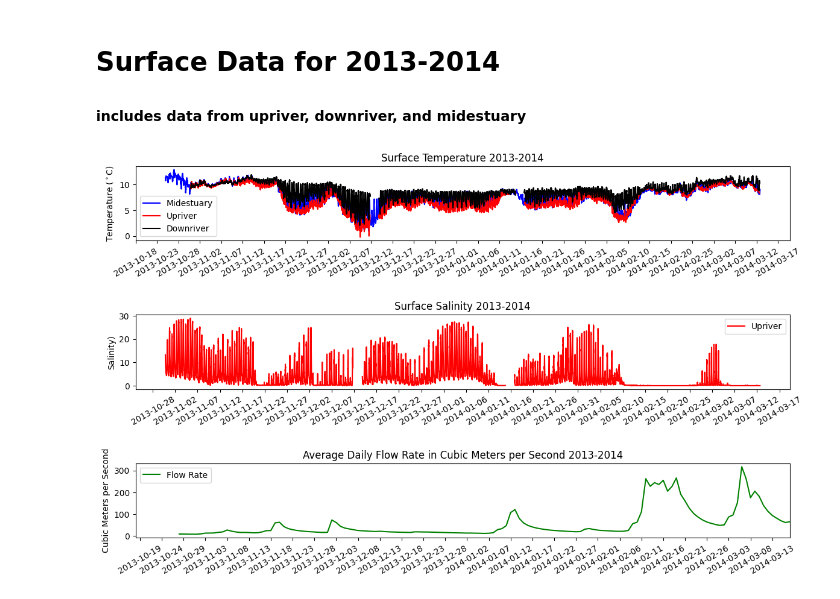
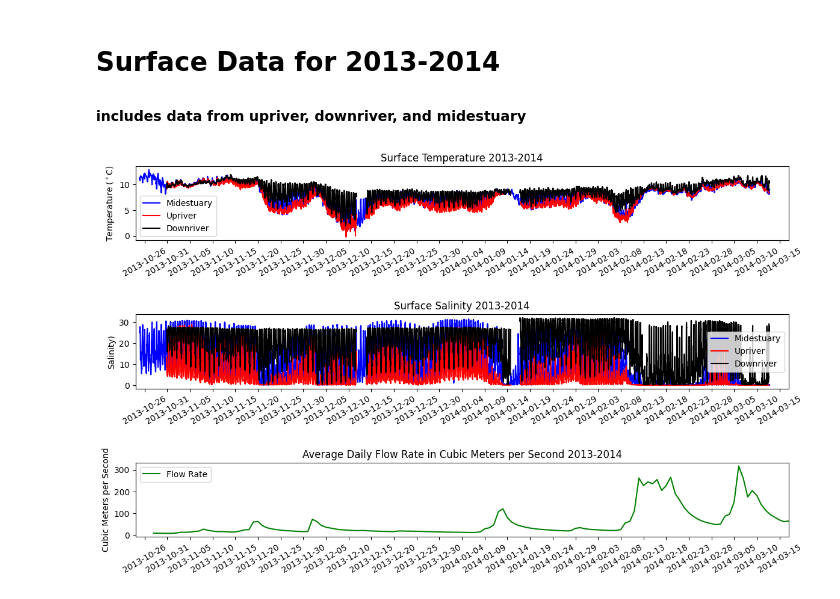
Before and after one commit to lebedevn/Alsea-Estuary-Data, a Jupyter notebook: surface_2013_2014.ipynb, the cells around one changed output. Drawn from its saved outputs; the diff is of its cells as text; code cells hidden in the pictures.

```diff
--- a/surface_2013_2014.ipynb
+++ b/surface_2013_2014.ipynb
@@ -140,35 +140,36 @@ plt.setp(axtemp, ylabel = "Temperature ($^\circ$C)")
 plt.setp(axsal, ylabel = "Salinity)")
 plt.setp(axflow, ylabel = "Cubic Meters per Second")
 
 #plot the data on the proper plot
 #include master time, and interpolated data for the salinity and temperature
 axtemp.plot(tmsMasterTime, interMidSurfaceTemp,color = 'blue', label= 'Midestuary')
 axtemp.plot(tmsMasterTime, interUpSurfaceTemp,  color = 'red', label = 'Upriver')
 axtemp.plot(tmsMasterTime, interDownSurfaceTemp, color = 'black', label = 'Downriver')
 
-#axsal.plot(tmsMasterTime,interMidSurfaceSal,color = 'blue', label = "Midestuary")
+axsal.plot(tmsMasterTime,interMidSurfaceSal,color = 'blue', label = "Midestuary")
 axsal.plot(tmsMasterTime, interUpSurfaceSal,color = 'red', label = "Upriver")
-#axsal.plot(tmsMasterTime, interDownSurfaceSal,color = 'black', label = "Downriver")
+axsal.plot(tmsMasterTime, interDownSurfaceSal,color = 'black', label = "Downriver")
 axflow.plot(tmsFlow,flowDF['fRate'], color = 'green', label = 'Flow Rate')
 
 # Change the tick interval
 axtemp.xaxis.set_major_locator(mdates.DayLocator(interval=5))
 axsal.xaxis.set_major_locator(mdates.DayLocator(interval=5))
 axflow.xaxis.set_major_locator(mdates.DayLocator(interval=5))
-axflow.set_xlim(pd.Timestamp('2013-10-18'),pd.Timestamp('2014-03-17'))
-
+axtemp.set_xlim(pd.Timestamp(preTimeStamp * np.timedelta64(1, 'D') + origin),pd.Timestamp('2014-03-17'))
+axsal.set_xlim(pd.Timestamp(preTimeStamp * np.timedelta64(1, 'D') + origin),pd.Timestamp('2014-03-17'))
+axflow.set_xlim(pd.Timestamp(preTimeStamp * np.timedelta64(1, 'D') + origin),pd.Timestamp('2014-03-17'))
 
 # Puts x-axis labels on an angle
 axtemp.xaxis.set_tick_params(rotation = 30)
 axsal.xaxis.set_tick_params(rotation = 30)
 axflow.xaxis.set_tick_params(rotation = 30)
 
 #adjust space between the plots
 plt.subplots_adjust(hspace=1)
 
 axtemp.legend()
 axsal.legend()
 axflow.legend()
 plt.show()
 # %% [output]
-[figure, old version]
+[figure, new version]
```
Also changed, not shown: 3 other files.
